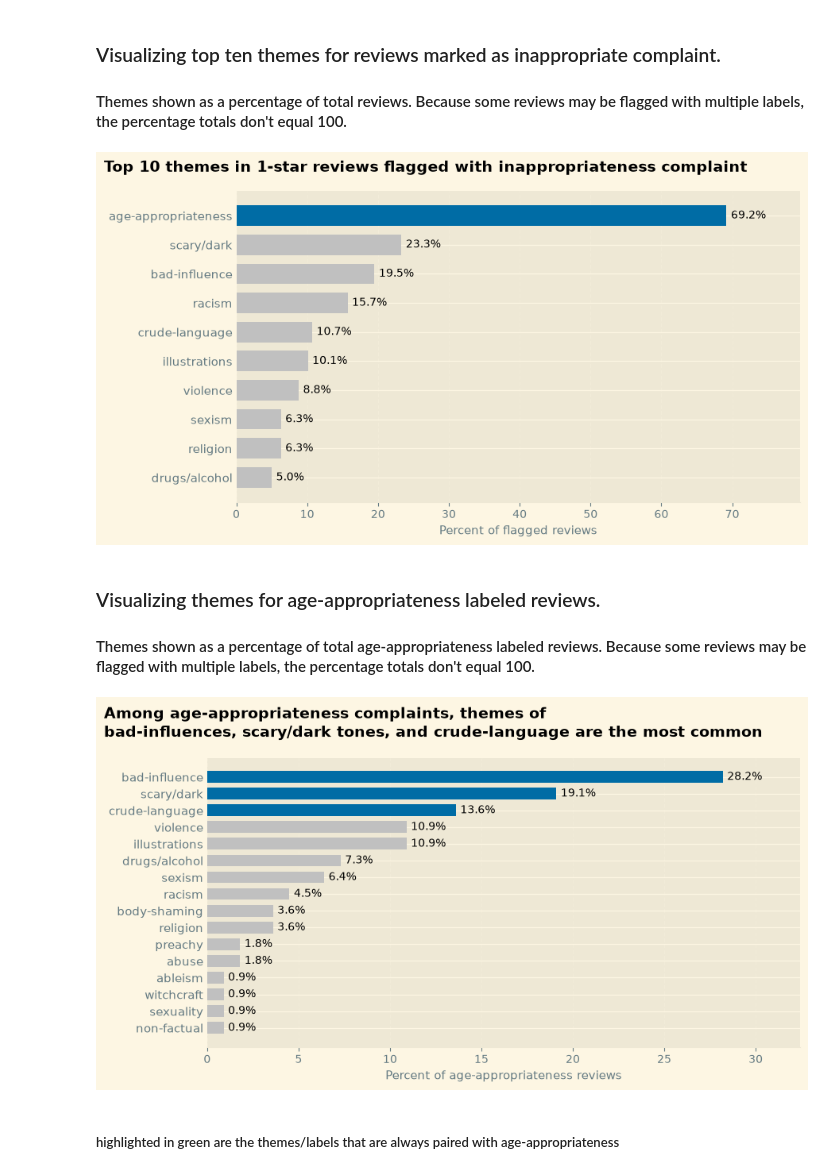
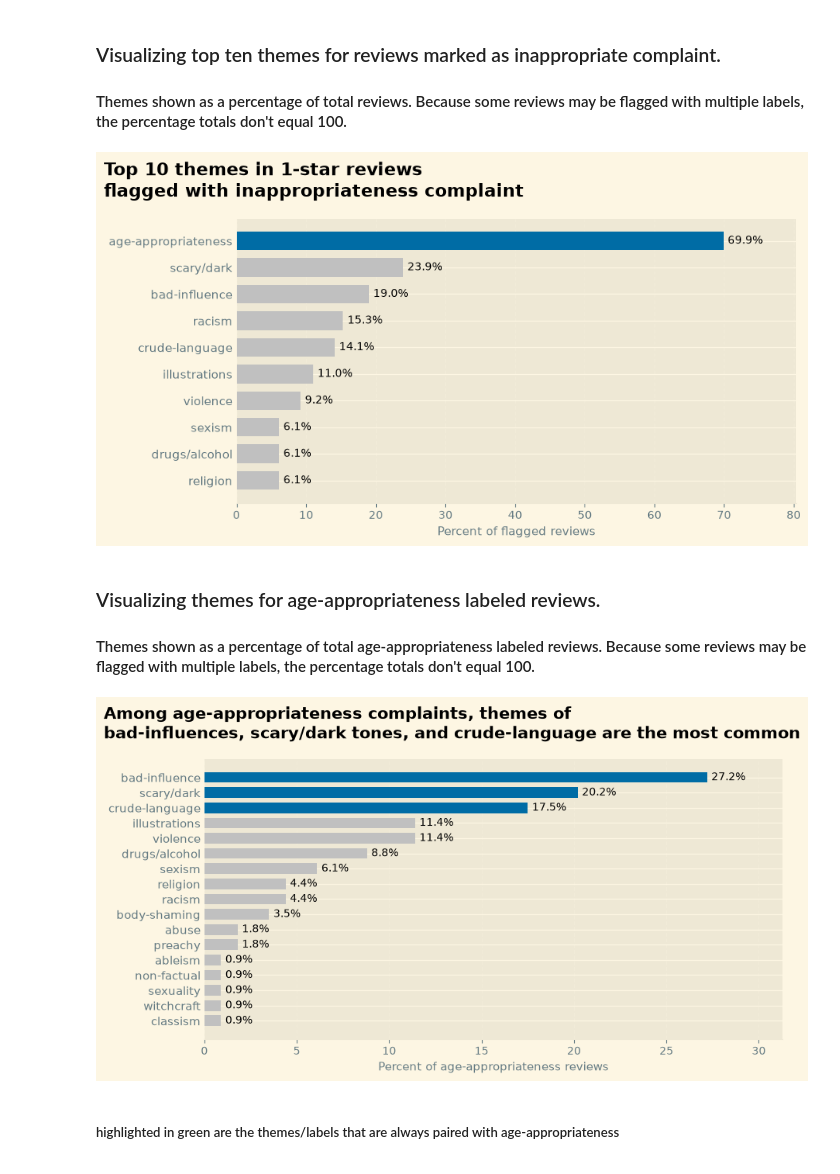
Before and after one commit to sofiabbas17-cmyk/Goodreads-Team, a Jupyter notebook: sofia_branch_work.ipynb, the cells around one changed output. Cells and saved outputs as stored; diff of their text form; code cells hidden in the pictures.

```diff
--- a/sofia_branch_work.ipynb
+++ b/sofia_branch_work.ipynb
@@ -237,7 +242,7 @@ Topic 7 (922 reviews): like, really, did, felt, wanted, thought, feel, people, d
 # %%
 from sklearn.preprocessing import MultiLabelBinarizer
 
-df = pd.read_csv("inappropriate_reviews_handlabels.csv") # reading in the hand-labeled reviews from the CSV file
+df = pd.read_csv("inappropriate_reviews_labels.csv") # reading in the hand-labeled reviews from the CSV file
 df["labels"] = df["labels"].fillna("").str.split(";").apply(   # splitting the labels column into a list of labels for each review, including labels separated by semicolons, and filling in any missing values with an empty string
     lambda xs: [x.strip() for x in xs if x.strip()] # removing any stray spaces and empty strings from the list of labels
 )
@@ -440,34 +452,33 @@ Name: count, dtype: float64
 
 #### Themes shown as a percentage of total reviews. Because some reviews may be flagged with multiple labels, the percentage totals don't equal 100.
 # %%
-plt.style.use("Solarize_Light2")
 
-data = pct_of_reviews.sort_values()
+data = pct_of_reviews.sort_values() # sorting values from smallest to largest
 
-colors = ["#C0C0C0"] * (len(data) - 1) + ["#006CA5"]
+colors = ["#006CA5" if name == "age-appropriateness" else "#C0C0C0" for name in data.index] # coloring in largest bar
 
-fig, ax = plt.subplots(figsize=(9, 5))
-bars = ax.barh(data.index, data.values, color=colors, height=0.7)
+fig, ax = plt.subplots(figsize=(9, 5)) # sizing the figure
+bars = ax.barh(data.index, data.values, color=colors, height=0.7) # creating horizontal bars for each theme
 
-# Value labels at the end of each bar
-ax.bar_label(bars, fmt="%.1f%%", padding=4, fontsize=10)
 
-# Title and axis labels
-fig.suptitle("Top 10 themes in 1-star reviews flagged with inappropriateness complaint",
-             x=0.01, ha="left", fontsize=14, fontweight="bold")
+ax.bar_label(bars, fmt="%.1f%%", padding=4, fontsize=10) # percent value labels at the end of every bar
+
+# adding title and x/y labels
+fig.suptitle("Top 10 themes in 1-star reviews\nflagged with inappropriateness complaint",
+             x=0.01, ha="left", fontsize=16, fontweight="bold")
 ax.set_xlabel("Percent of flagged reviews", fontsize=11)
 ax.set_ylabel("")
 
-# Remove clutter
+# cleaning up aesthetics
 for side in ["top", "right", "left"]:
     ax.spines[side].set_visible(False)
 ax.tick_params(axis="y", length=0, labelsize=11)
 ax.xaxis.grid(True, linestyle="--", alpha=0.3)
 ax.set_axisbelow(True)
 ax.set_xlim(0, data.max() * 1.15)  # room for the value labels
 
-plt.tight_layout()
+plt.tight_layout() # making sure labels don't overlap
 plt.show()
 # %% [output]
-[figure, old version]
+[figure, new version]
 # %%
@@ -477,21 +488,23 @@ fig.savefig("top_flagged_themes.png", dpi=300, bbox_inches="tight")
 
 #### Themes shown as a percentage of total age-appropriateness labeled reviews. Because some reviews may be flagged with multiple labels, the percentage totals don't equal 100.
 # %%
-data = pct_others_and_age.sort_values()
+data = pct_others_and_age.sort_values() # sorting values from smallest to largest
 
-highlight = ["bad-influence", "scary/dark", "crude-language"]
+highlight = ["bad-influence", "scary/dark", "crude-language"] # highlighting top three themes
 colors = ["#006CA5" if label in highlight else "#C0C0C0" for label in data.index]
 
-fig, ax = plt.subplots(figsize=(9, 5))
-bars = ax.barh(data.index, data.values, color=colors, height=0.7)
+fig, ax = plt.subplots(figsize=(9, 5)) # sizing the figure
+bars = ax.barh(data.index, data.values, color=colors, height=0.7) # creating horizontal bars for each theme
 
-ax.bar_label(bars, fmt="%.1f%%", padding=4, fontsize=10)
+ax.bar_label(bars, fmt="%.1f%%", padding=4, fontsize=10) # percent value labels at the end of every bar
 
+# adding title and x/y axis labels
 fig.suptitle("Among age-appropriateness complaints, themes of\nbad-influences, scary/dark tones, and crude-language are the most common",
-             x=0.01, ha="left", fontsize=14, fontweight="bold")
+             x=0.01, ha="left", fontsize=15, fontweight="bold")
 ax.set_xlabel("Percent of age-appropriateness reviews", fontsize=11)
 ax.set_ylabel("")
 
+# cleaning up aesthetics
 for side in ["top", "right", "left"]:
     ax.spines[side].set_visible(False)
 ax.tick_params(axis="y", length=0, labelsize=11)
@@ -499,10 +512,10 @@ ax.xaxis.grid(True, linestyle="--", alpha=0.3)
 ax.set_axisbelow(True)
 ax.set_xlim(0, data.max() * 1.15)
 
-plt.tight_layout()
+plt.tight_layout() # making sure labels don't overlap
 plt.show()
 # %% [output]
-[figure, old version]
+[figure, new version]
 # %% [markdown]
 ##### highlighted in green are the themes/labels that are always paired with age-appropriateness
 # %%
```
Also changed, not shown: parts of 27 cells of this notebook, 6 other files.
